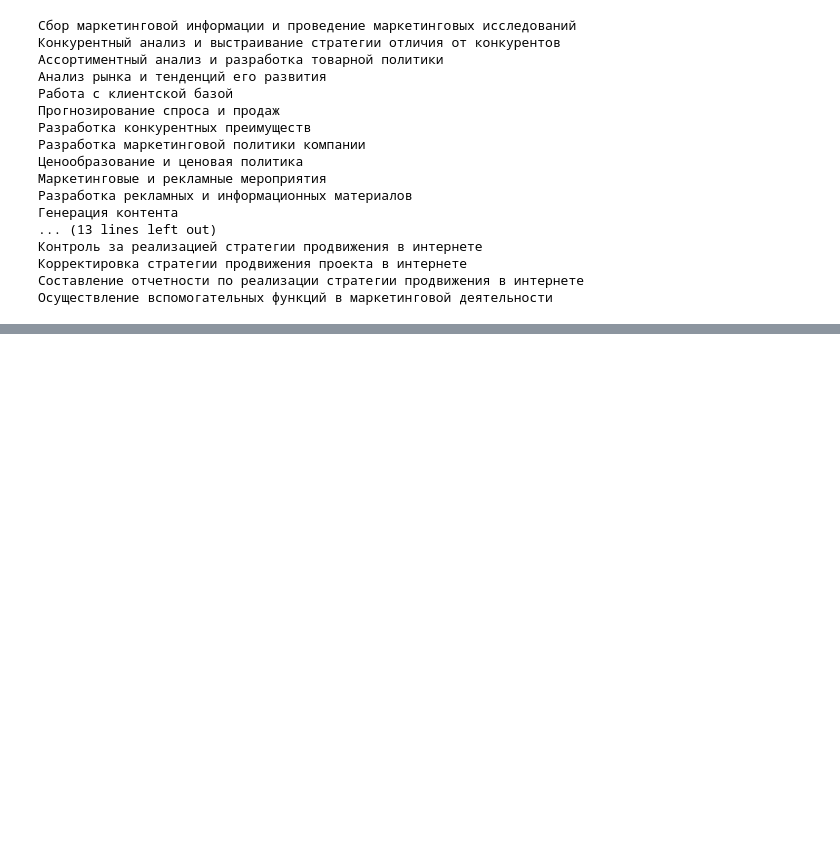
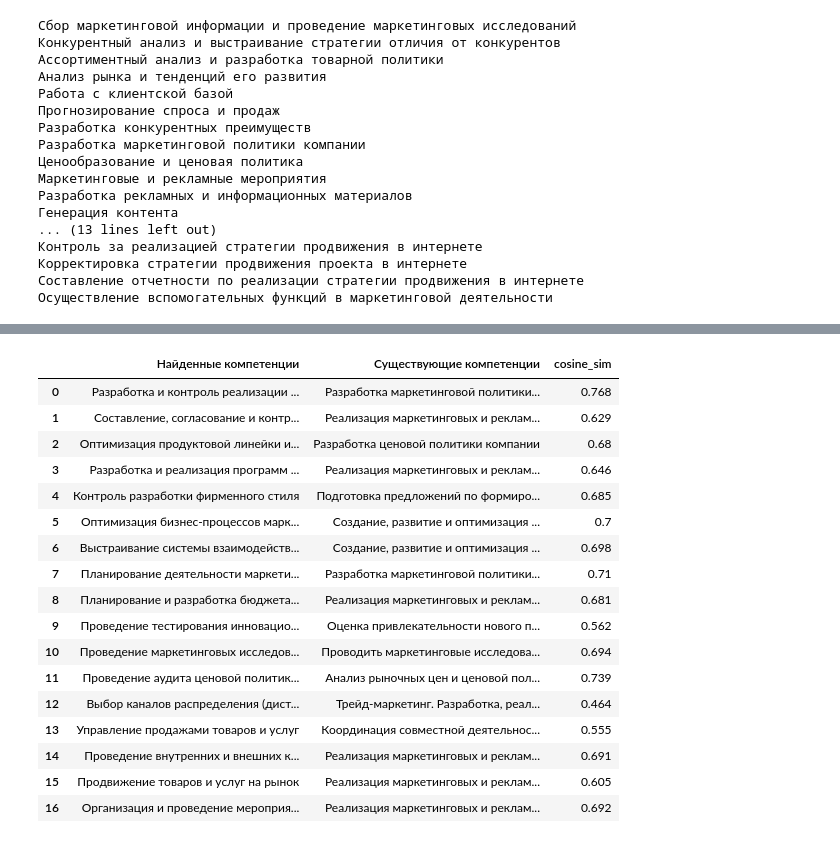
Before and after one commit to kmisterios/uniweb-demo, a Jupyter notebook: notebooks/Extract_competence.ipynb, the cells around one changed output, grey strips where cells are left out. Drawn from its saved outputs; the diff is of its cells as text; code cells hidden in the pictures; blank space fills up the shorter version.

```diff
--- a/notebooks/Extract_competence.ipynb
+++ b/notebooks/Extract_competence.ipynb
@@ -167,0 +517,5 @@ print(res)
+# %%
+sims = np.diag(cosine_similarity(comp_query_embs, comp_matched_embs)).round(3)
+df_["Sim_score"] = sims
+# %%
+df_.loc[df_["Существующие компетенции"].isna(), "Sim_score"] = 0.0
@@ -167,0 +547,21 @@ print(res)
+# %%
+df_sim_not_found
+# %% [output]
+|  | Найденные компетенции | Существующие компетенции | cosine_sim |
+| 0 | Разработка и контроль реализации ... | Разработка маркетинговой политики... | 0.768 |
+| 1 | Составление, согласование и контр... | Реализация маркетинговых и реклам... | 0.629 |
+| 2 | Оптимизация продуктовой линейки и... | Разработка ценовой политики компании | 0.68 |
+| 3 | Разработка и реализация программ ... | Реализация маркетинговых и реклам... | 0.646 |
+| 4 | Контроль разработки фирменного стиля | Подготовка предложений по формиро... | 0.685 |
+| 5 | Оптимизация бизнес-процессов марк... | Создание, развитие и оптимизация ... | 0.7 |
+| 6 | Выстраивание системы взаимодейств... | Создание, развитие и оптимизация ... | 0.698 |
+| 7 | Планирование деятельности маркети... | Разработка маркетинговой политики... | 0.71 |
+| 8 | Планирование и разработка бюджета... | Реализация маркетинговых и реклам... | 0.681 |
+| 9 | Проведение тестирования инновацио... | Оценка привлекательности нового п... | 0.562 |
+| 10 | Проведение маркетинговых исследов... | Проводить маркетинговые исследова... | 0.694 |
+| 11 | Проведение аудита ценовой политик... | Анализ рыночных цен и ценовой пол... | 0.739 |
+| 12 | Выбор каналов распределения (дист... | Трейд-маркетинг. Разработка, реал... | 0.464 |
+| 13 | Управление продажами товаров и услуг | Координация совместной деятельнос... | 0.555 |
+| 14 | Проведение внутренних и внешних к... | Реализация маркетинговых и реклам... | 0.691 |
+| 15 | Продвижение товаров и услуг на рынок | Реализация маркетинговых и реклам... | 0.605 |
+| 16 | Организация и проведение мероприя... | Реализация маркетинговых и реклам... | 0.692 |
```
Also changed, not shown: parts of 74 cells of this notebook, 1 other file.
